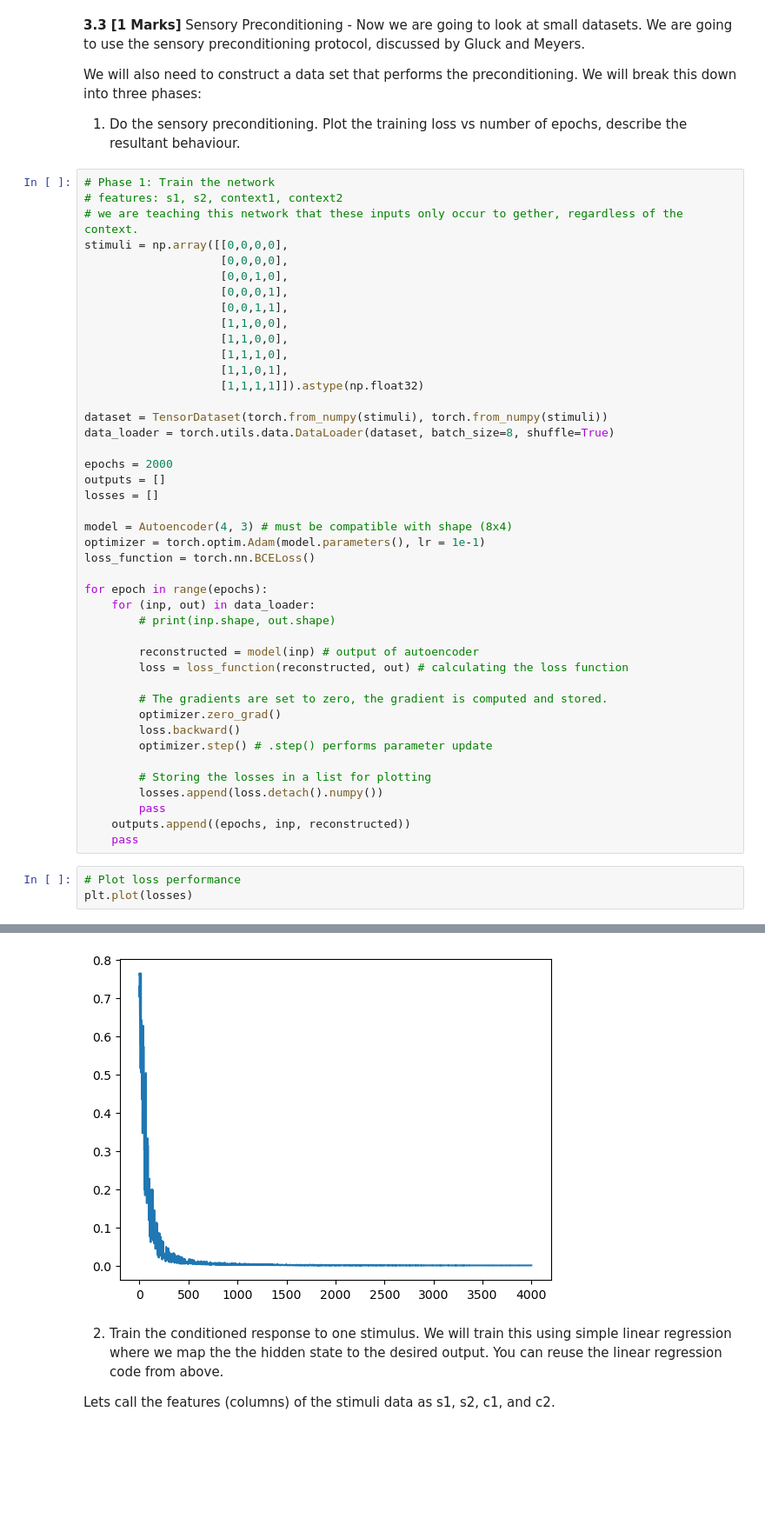
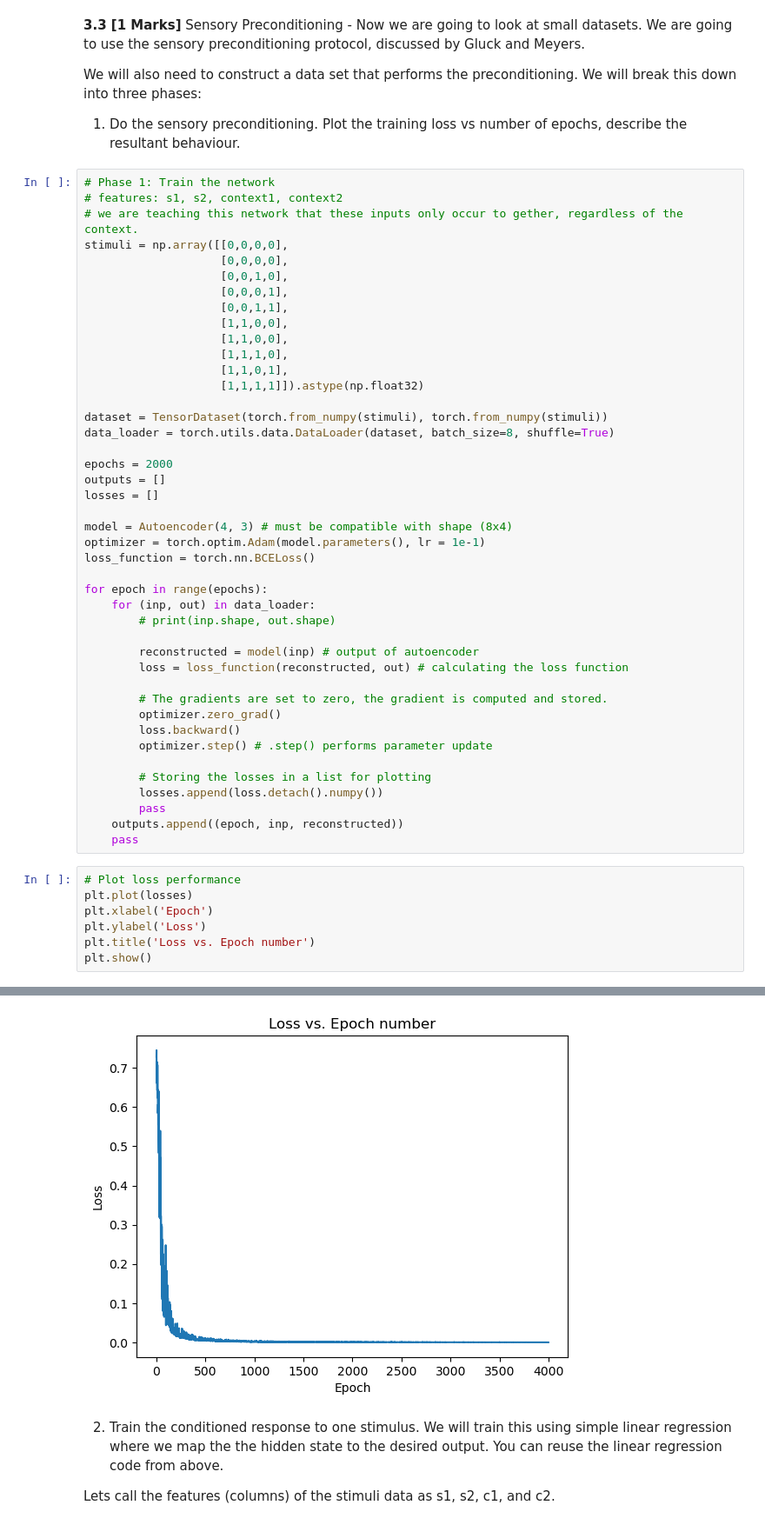
Before and after one commit to kateharvey/SYDE552, a Jupyter notebook: Assignments/20829173-syde552-assignment3.ipynb, the cells around one changed output, grey strips where cells are left out. Shown at 87% size. Cells and saved outputs as stored; diff of their text form; blank space fills up the shorter version.

```diff
--- a/Assignments/20829173-syde552-assignment3.ipynb
+++ b/Assignments/20829173-syde552-assignment3.ipynb
@@ -625,9 +641,13 @@ for epoch in range(epochs):
         # Storing the losses in a list for plotting
         losses.append(loss.detach().numpy())
         pass
-    outputs.append((epochs, inp, reconstructed))
+    outputs.append((epoch, inp, reconstructed))
     pass
 # %%
 # Plot loss performance
 plt.plot(losses)
+plt.xlabel('Epoch')
+plt.ylabel('Loss')
+plt.title('Loss vs. Epoch number')
+plt.show()
 # %% [output]
@@ -635,4 +654,4 @@ plt.plot(losses)
-[figure, old version]
+[figure, new version]
 # %% [markdown]
 2. Train the conditioned response to one stimulus.  We will train this using simple linear regression where we map the the hidden state to the desired output.  You can reuse the linear regression code from above.
 
```
Also changed, not shown: parts of 15 cells of this notebook.
